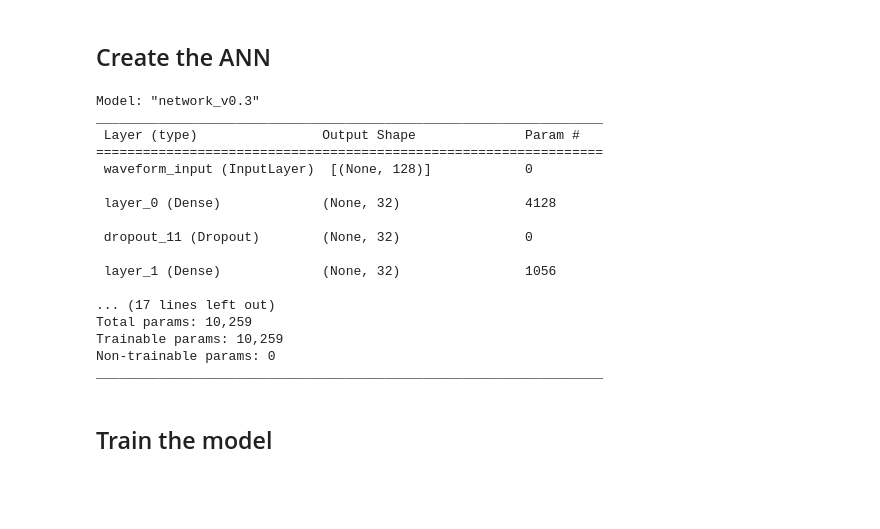
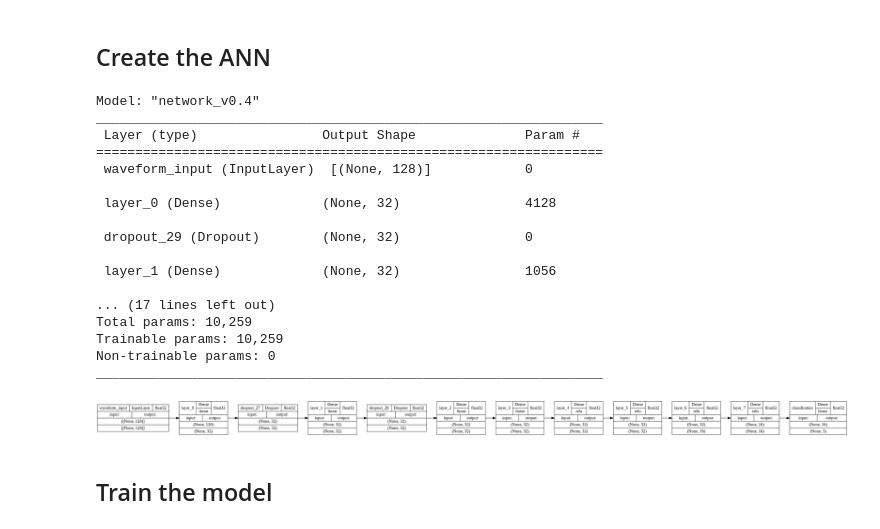
Before and after one commit to JochiSt/AI_PulseReconstruction, a Jupyter notebook: TestSTM32_AI.ipynb, the cells around one changed output. Saved outputs shown, nothing was run; the diff lists cells and outputs as text; code cells hidden in the pictures; blank space fills up the shorter version.

```diff
--- a/TestSTM32_AI.ipynb
+++ b/TestSTM32_AI.ipynb
@@ -219,39 +217,40 @@ x = keras.layers.Dense(32,
 layer_cnt+=1
 
 x = keras.layers.Dense(32,
+                       activation="relu",
                        kernel_regularizer=keras.regularizers.l1(0.00001),
                        name="layer_%d"%(layer_cnt) )(x)
 layer_cnt+=1
 
 x = keras.layers.Dense(32,
+                       activation="relu",
                        kernel_regularizer=keras.regularizers.l1(0.00001),
                        name="layer_%d"%(layer_cnt))(x)
 layer_cnt+=1
 
 x = keras.layers.Dense(16,
-                       activation='elu',
+                       activation="relu",
                        kernel_regularizer=keras.regularizers.l1(0.00001),
                        name="layer_%d"%(layer_cnt))(x)
 layer_cnt+=1
 
 x = keras.layers.Dense(16,
-                       activation='elu',
+                       activation="relu",
                        kernel_regularizer=keras.regularizers.l1(0.00001),
                        name="layer_%d"%(layer_cnt))(x)
 layer_cnt+=1
 
 # final layer for classification
 outputs = keras.layers.Dense(3,
-                             activation='elu',
                              name="classification")(x)
 
-model_1 = keras.Model(inputs=inputs, outputs=outputs, name="network_v0.3")
+model_1 = keras.Model(inputs=inputs, outputs=outputs, name="network_v0.4")
 model_1.summary()
 
 # Compile the model using the standard 'adam' optimizer and the mean squared error or 'mse' loss function for regression.
 model_1.compile(optimizer='adam', loss='mse', metrics=['accuracy'])
 # %% [output]
-Model: "network_v0.3"
+Model: "network_v0.4"
 _________________________________________________________________
  Layer (type)                Output Shape              Param #
 =================================================================
@@ -259,7 +258,7 @@ _________________________________________________________________
 
  layer_0 (Dense)             (None, 32)                4128
 
- dropout_11 (Dropout)        (None, 32)                0
+ dropout_29 (Dropout)        (None, 32)                0
 
  layer_1 (Dense)             (None, 32)                1056
 
@@ -268,6 +267,18 @@ Total params: 10,259
 Trainable params: 10,259
 Non-trainable params: 0
 _________________________________________________________________
+# %%
+# save an image of the ANN
+tf.keras.utils.plot_model(model_1,
+                          to_file='model_1.png',        # output file name
+                          show_layer_activations=True,  # show activation functions
+                          show_layer_names=True,        # show layer names
+                          show_dtype=True,              # show datatype
+                          show_shapes=True,             # show input / output shapes
+                          rankdir='LR'                  # left to right image
+                          )
+# %% [output]
+[figure, added]
 # %% [markdown]
 ## Train the model
 # %%
```
Also changed, not shown: parts of 14 cells of this notebook.
